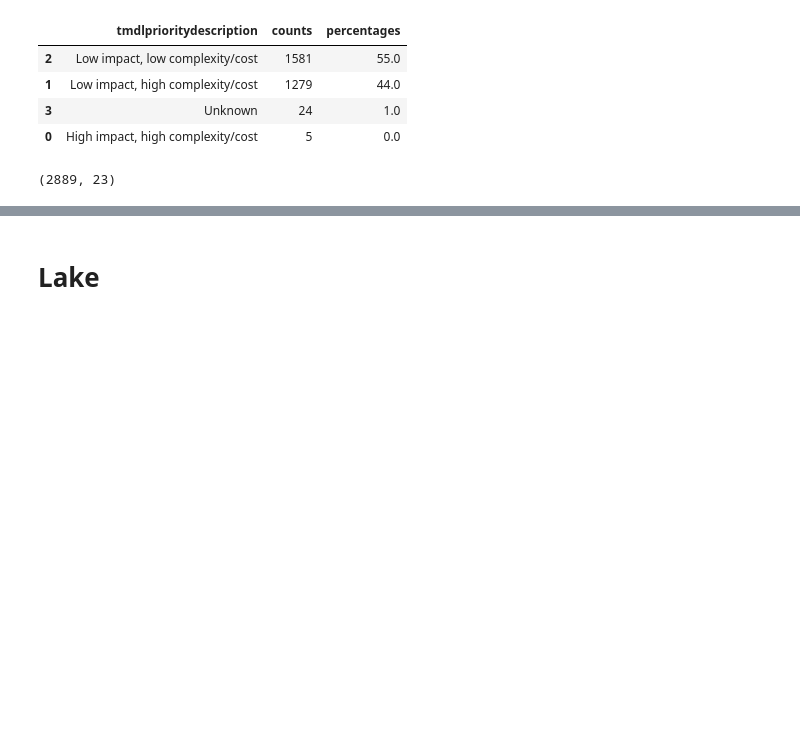
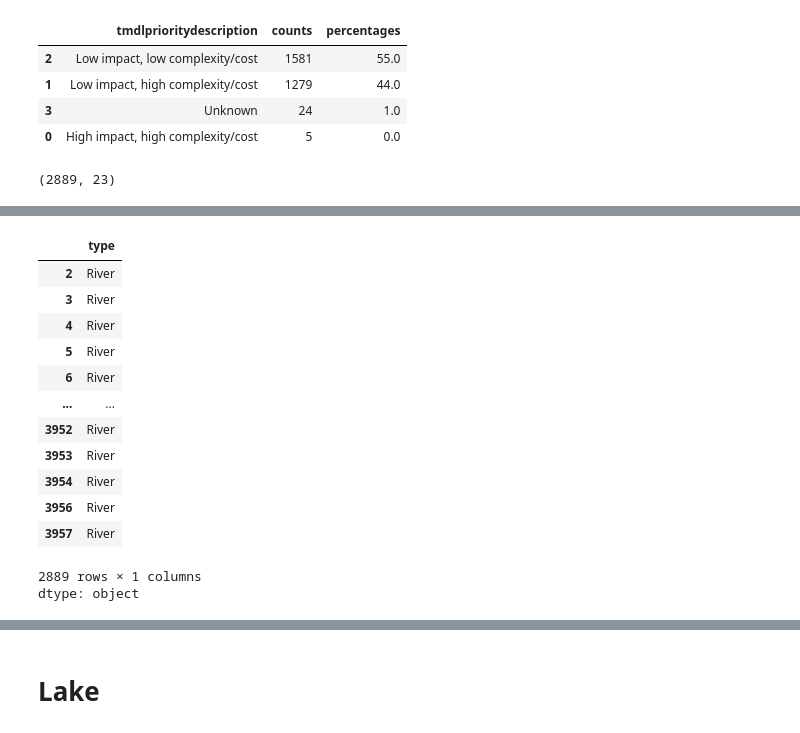
Before and after one commit to mocorderos/Water_Impair_Iowa, a Jupyter notebook: ImpairedWaterListFeb25.ipynb, the cells around one changed output, grey strips where cells are left out. Drawn from its saved outputs; the diff is of its cells as text; code cells hidden in the pictures; blank space fills up the shorter version.

```diff
--- a/ImpairedWaterListFeb25.ipynb
+++ b/ImpairedWaterListFeb25.ipynb
@@ -496,0 +468,18 @@ filtered_rivers.shape
+# %%
+# Check that the filter in type column is maintained in DataFrame
+filtered_rivers['type']
+# %% [output]
+|  | type |
+| 2 | River |
+| 3 | River |
+| 4 | River |
+| 5 | River |
+| 6 | River |
+| ... | ... |
+| 3952 | River |
+| 3953 | River |
+| 3954 | River |
+| 3956 | River |
+| 3957 | River |
+2889 rows × 1 columns
+dtype: object
```
Also changed, not shown: parts of 18 cells of this notebook.
